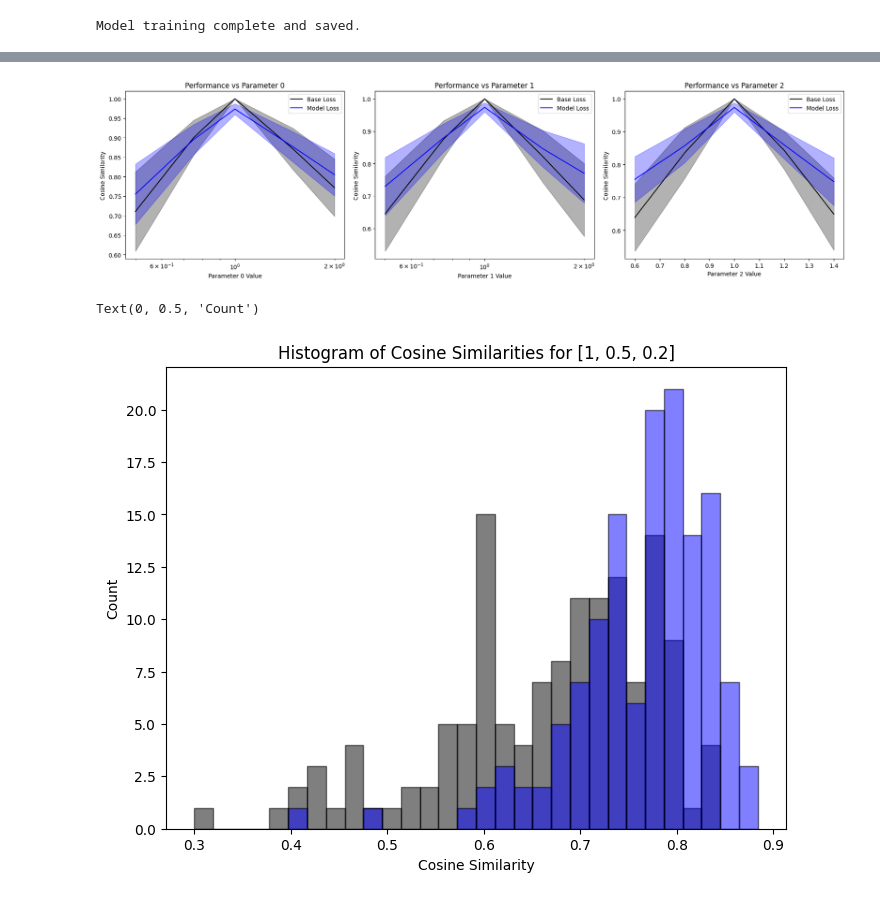
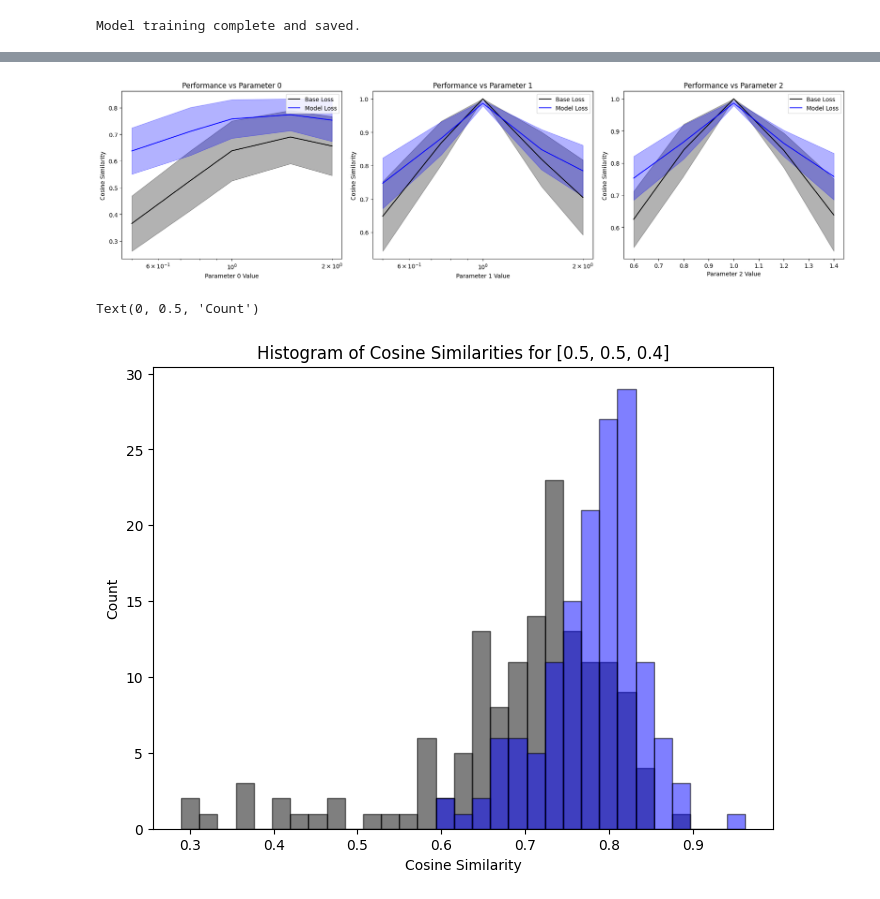
Before and after one commit to constiwitzleben/Stretchers, a Jupyter notebook: Train_Model.ipynb, the cells around one changed output, grey strips where cells are left out. Drawn from its saved outputs; the diff is of its cells as text; code cells hidden in the pictures.

Commit message:
better plotting and training

```diff
--- a/Train_Model.ipynb
+++ b/Train_Model.ipynb
@@ -268,7 +270,7 @@ def l2_loss(output, target, reduction = 'mean'):
 
 # criterion = nn.CosineEmbeddingLoss(reduction='none')
 criterion = nn.MSELoss(reduction='none')
-optimizer = optim.Adam(model.parameters(), lr=0.0001)
+optimizer = optim.Adam(model.parameters(), lr=0.00001)
 scheduler = torch.optim.lr_scheduler.ReduceLROnPlateau(optimizer, mode='min', factor=0.1, patience=5)
 # %%
 # One eval round before training
@@ -288,7 +290,7 @@ with torch.no_grad():
 start_loss = np.mean(start_losses)
 print(f'Loss before training: {start_loss}')
 
-writer = SummaryWriter(log_dir="runs/tain_one_transformation")
+writer = SummaryWriter(log_dir="runs/tain_model")
 
 # Training loop
 epochs = 100
@@ -374,3 +376,6 @@ torch.save(model.state_dict(), "models/single_transformation_model.pth")
 print("Model training complete and saved.")
 # %% [output]
 Model training complete and saved.
+# %%
+model.load_state_dict(torch.load("models/single_transformation_model.pth"))
+model.eval()
@@ -380,7 +402,7 @@ plot_loader = DataLoader(val_dataset, batch_size=len(val_dataset), shuffle=False
 val_base_descriptors, val_transformed_descriptors, val_transformations = next(iter(plot_loader))
 
 transformations_to_plot = np.zeros((3,5,3))
-transformations_to_plot[0,:,:] = transformation_list[12:124:25,:]
+transformations_to_plot[0,:,:] = transformation_list[14:124:25,:]
 transformations_to_plot[1,:,:] = transformation_list[52:75:5,:]
 transformations_to_plot[2,:,:] = transformation_list[60:65:1,:]
 
@@ -429,38 +451,38 @@ plt.tight_layout()
 
 plt.show()
 # %% [output]
-[figure, old version]
+[figure, new version]
 # %%
-target_transformation = [1,0.5,0.2]
+target_transformation = [0.5,0.5,0.4]
 
 indices = np.where(np.all(np.array(val_transformations) == target_transformation, axis=1))[0]
 
 with torch.no_grad():
 
     target_base_descriptors = val_base_descriptors[indices].to(device)
     target_transformed_descriptors = val_transformed_descriptors[indices].to(device)
     target_transformations = val_transformations[indices].to(device)
 
     base_cosines = 1 - cosine_loss(target_base_descriptors,target_transformed_descriptors,'none')
     outputs = model(target_base_descriptors,target_transformations)
     model_cosines = 1 - cosine_loss(outputs,target_transformed_descriptors,'none')
 
 base_cosines = base_cosines.cpu()
 model_cosines = model_cosines.cpu()
 
 overall_min = min(base_cosines.min(), model_cosines.min())
 overall_max = max(base_cosines.max(), model_cosines.max())
 
 bin_width = (overall_max - overall_min) / 30
 
 bins = np.arange(overall_min, overall_max + bin_width, bin_width)
 
 fig, ax = plt.subplots(figsize=(8, 6))
 ax.hist(base_cosines, bins, alpha = 0.5, color='black', edgecolor='black')
 ax.hist(model_cosines, bins, alpha = 0.5, color='blue', edgecolor='black')
 ax.set_title(f"Histogram of Cosine Similarities for {target_transformation}")
 ax.set_xlabel("Cosine Similarity")
 ax.set_ylabel("Count")
 # %% [output]
 Text(0, 0.5, 'Count')
-[figure, old version]
+[figure, new version]
```
Also changed, not shown: parts of 5 cells of this notebook, 1 other file.
